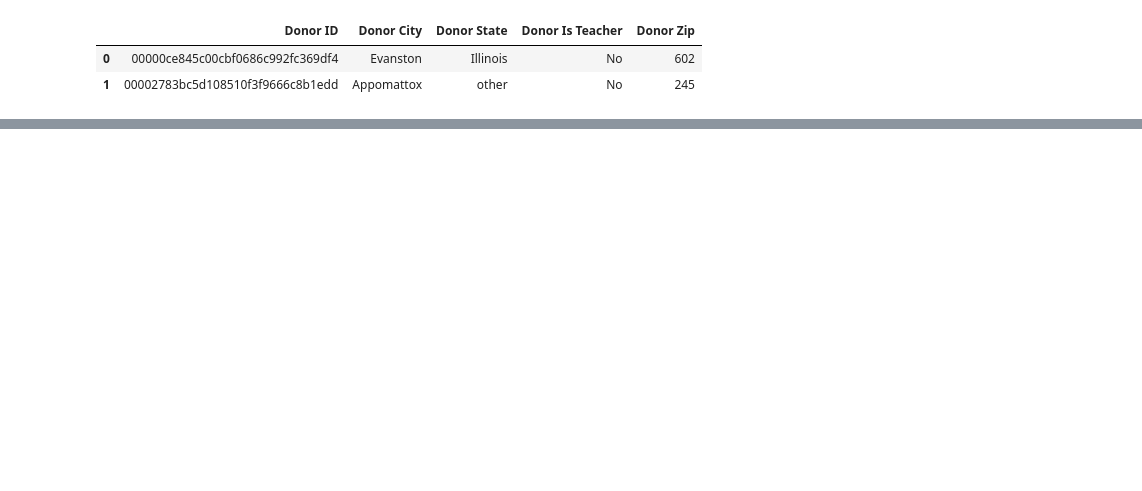
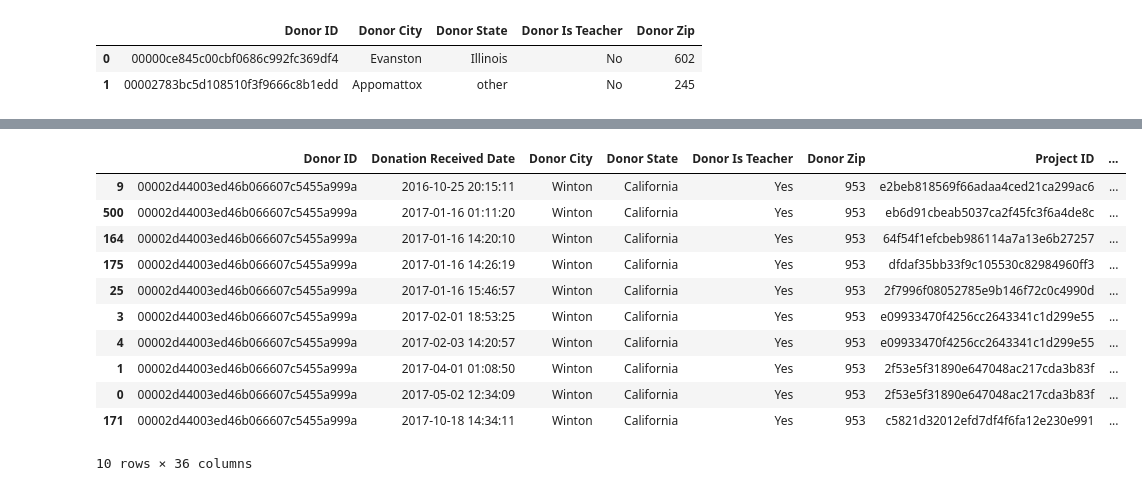
Before and after one commit to prasunshrestha/recommendation_system_for_donors, a Jupyter notebook: Modeling_Pass1.ipynb, the cells around one changed output, grey strips where cells are left out. Cells and saved outputs as stored; diff of their text form; code cells hidden in the pictures; blank space fills up the shorter version.

```diff
--- a/Modeling_Pass1.ipynb
+++ b/Modeling_Pass1.ipynb
@@ -204,0 +135,29 @@ donationsDF[donationsDF['Donor ID'] == '00005f52c98eeaf92b2414a352b023a4']
+# %%
+donationsTrainNum = int(round(0.8 * len(donorsKeep), 0)) # the top ~80% is the training data
+# %%
+donationsTrain = donorsKeep.iloc[:donationsTrainNum,:]
+
+donationsValid = donorsKeep.iloc[donationsTrainNum:,] # the bottom ~20% is the validation data
+# %%
+donorsTrainList = list(donationsTrain['Donor ID'])
+
+# donorsTrainList
+# %%
+donationsTrainFinal = df_final[df_final['Donor ID'].isin(donorsTrainList)] # expanding the training data
+# %%
+donationsTrainFinal = donationsTrainFinal.sort_values(by = ['Donor ID', 'Donation Received Date'])
+
+donationsTrainFinal.head(10)
+# %% [output]
+|  | Donor ID | Donation Received Date | Donor City | Donor State | Donor Is Teacher | Donor Zip | Project ID | ... |
+| 9 | 00002d44003ed46b066607c5455a999a | 2016-10-25 20:15:11 | Winton | California | Yes | 953 | e2beb818569f66adaa4ced21ca299ac6 | ... |
+| 500 | 00002d44003ed46b066607c5455a999a | 2017-01-16 01:11:20 | Winton | California | Yes | 953 | eb6d91cbeab5037ca2f45fc3f6a4de8c | ... |
+| 164 | 00002d44003ed46b066607c5455a999a | 2017-01-16 14:20:10 | Winton | California | Yes | 953 | 64f54f1efcbeb986114a7a13e6b27257 | ... |
+| 175 | 00002d44003ed46b066607c5455a999a | 2017-01-16 14:26:19 | Winton | California | Yes | 953 | dfdaf35bb33f9c105530c82984960ff3 | ... |
+| 25 | 00002d44003ed46b066607c5455a999a | 2017-01-16 15:46:57 | Winton | California | Yes | 953 | 2f7996f08052785e9b146f72c0c4990d | ... |
+| 3 | 00002d44003ed46b066607c5455a999a | 2017-02-01 18:53:25 | Winton | California | Yes | 953 | e09933470f4256cc2643341c1d299e55 | ... |
+| 4 | 00002d44003ed46b066607c5455a999a | 2017-02-03 14:20:57 | Winton | California | Yes | 953 | e09933470f4256cc2643341c1d299e55 | ... |
+| 1 | 00002d44003ed46b066607c5455a999a | 2017-04-01 01:08:50 | Winton | California | Yes | 953 | 2f53e5f31890e647048ac217cda3b83f | ... |
+| 0 | 00002d44003ed46b066607c5455a999a | 2017-05-02 12:34:09 | Winton | California | Yes | 953 | 2f53e5f31890e647048ac217cda3b83f | ... |
+| 171 | 00002d44003ed46b066607c5455a999a | 2017-10-18 14:34:11 | Winton | California | Yes | 953 | c5821d32012efd7df4f6fa12e230e991 | ... |
+10 rows × 36 columns
```
Also changed, not shown: parts of 60 cells of this notebook.
